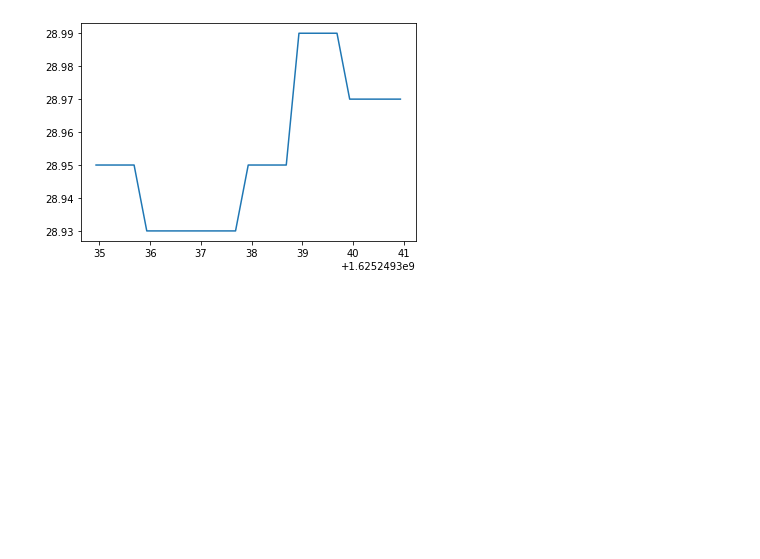
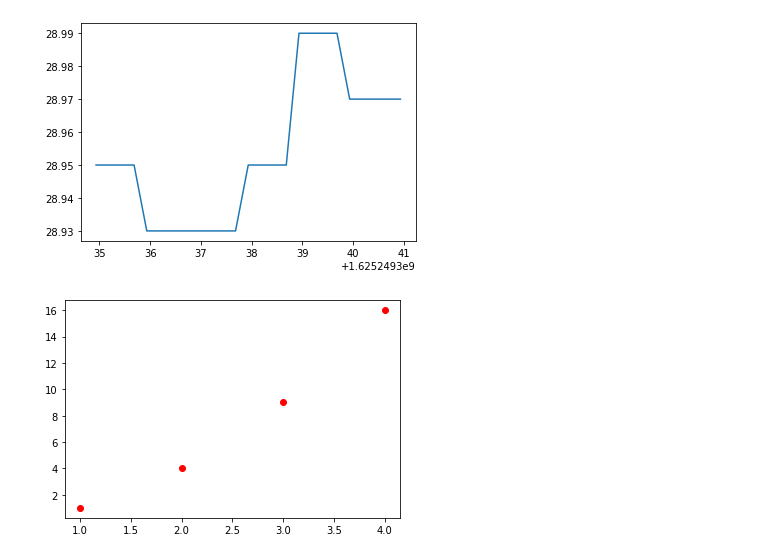
Before and after one commit to aibanks/Holodeck_Sensorlab, a Jupyter notebook: E4_to_RealTimeVisualization.ipynb, the cells around one changed output. Drawn from its saved outputs; the diff is of its cells as text; code cells hidden in the pictures; blank space fills up the shorter version.

```diff
--- a/E4_to_RealTimeVisualization.ipynb
+++ b/E4_to_RealTimeVisualization.ipynb
@@ -271,3 +271,8 @@ plt.plot(temp_timestamp, temp_data)
 # %% [output]
 [<matplotlib.lines.Line2D at 0x...>]
 [figure]
+# %%
+plt.plot([1, 2, 3, 4], [1, 4, 9, 16], 'ro')
+plt.show()
+# %% [output]
+[figure, added]
```
Also changed, not shown: parts of 7 cells of this notebook.
